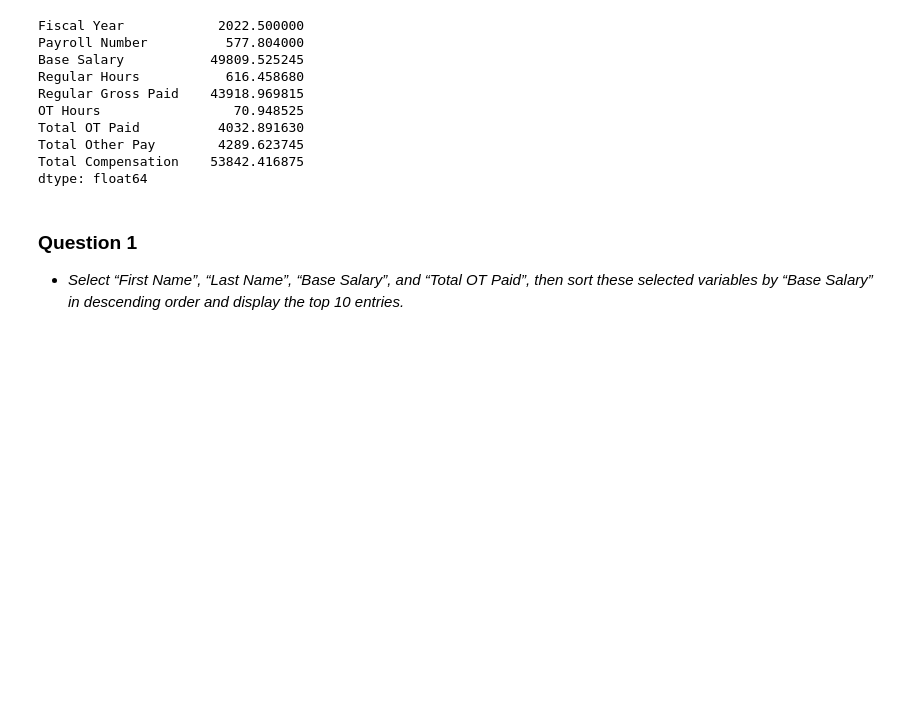
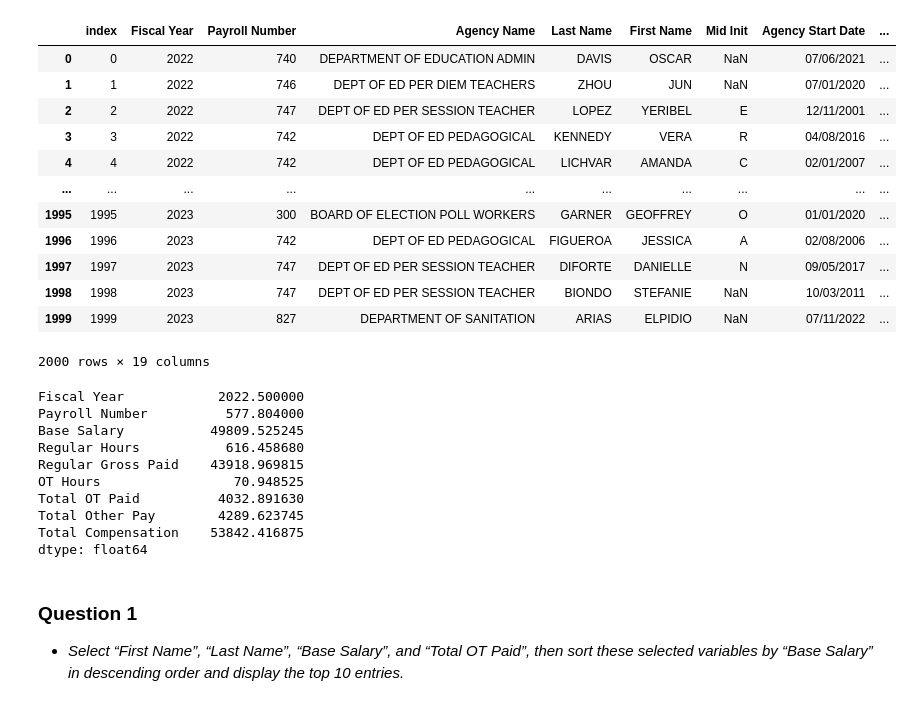
Before and after one commit to brianstoner/Data-Prep-and-Mgmt, a Jupyter notebook: danl_m1_hw3_Stoner_Brian.ipynb, the cells around one changed output. Saved outputs shown, nothing was run; the diff lists cells and outputs as text; code cells hidden in the pictures; blank space fills up the shorter version.

```diff
--- a/danl_m1_hw3_Stoner_Brian.ipynb
+++ b/danl_m1_hw3_Stoner_Brian.ipynb
@@ -4,6 +4,22 @@
 import pandas as pd
 # %%
 nyc_payroll = pd.read_csv('https://bcdanl.github.io/data/nyc_payroll_2022_2023.csv')
+# %%
+nyc_payroll.reset_index()
+# %% [output]
+|  | index | Fiscal Year | Payroll Number | Agency Name | Last Name | First Name | Mid Init | Agency Start Date | ... |
+| 0 | 0 | 2022 | 740 | DEPARTMENT OF EDUCATION ADMIN | DAVIS | OSCAR | NaN | 07/06/2021 | ... |
+| 1 | 1 | 2022 | 746 | DEPT OF ED PER DIEM TEACHERS | ZHOU | JUN | NaN | 07/01/2020 | ... |
+| 2 | 2 | 2022 | 747 | DEPT OF ED PER SESSION TEACHER | LOPEZ | YERIBEL | E | 12/11/2001 | ... |
+| 3 | 3 | 2022 | 742 | DEPT OF ED PEDAGOGICAL | KENNEDY | VERA | R | 04/08/2016 | ... |
+| 4 | 4 | 2022 | 742 | DEPT OF ED PEDAGOGICAL | LICHVAR | AMANDA | C | 02/01/2007 | ... |
+| ... | ... | ... | ... | ... | ... | ... | ... | ... | ... |
+| 1995 | 1995 | 2023 | 300 | BOARD OF ELECTION POLL WORKERS | GARNER | GEOFFREY | O | 01/01/2020 | ... |
+| 1996 | 1996 | 2023 | 742 | DEPT OF ED PEDAGOGICAL | FIGUEROA | JESSICA | A | 02/08/2006 | ... |
+| 1997 | 1997 | 2023 | 747 | DEPT OF ED PER SESSION TEACHER | DIFORTE | DANIELLE | N | 09/05/2017 | ... |
+| 1998 | 1998 | 2023 | 747 | DEPT OF ED PER SESSION TEACHER | BIONDO | STEFANIE | NaN | 10/03/2011 | ... |
+| 1999 | 1999 | 2023 | 827 | DEPARTMENT OF SANITATION | ARIAS | ELPIDIO | NaN | 07/11/2022 | ... |
+2000 rows × 19 columns
 # %%
 #nyc_payroll.info()
 nyc_payroll.mean()
```
Also changed, not shown: parts of 2 cells of this notebook.
